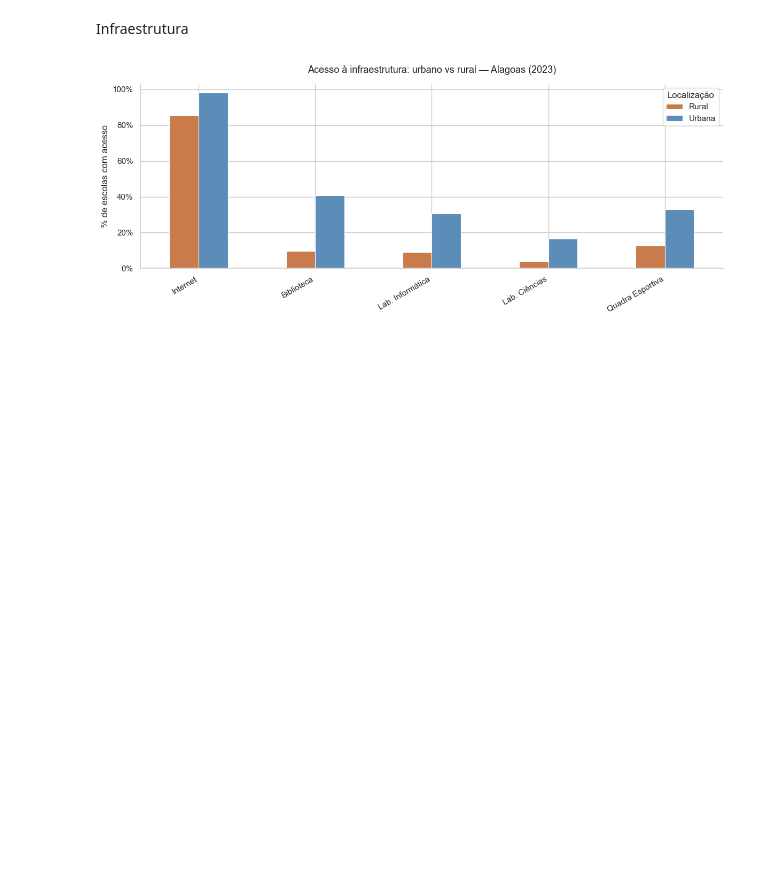
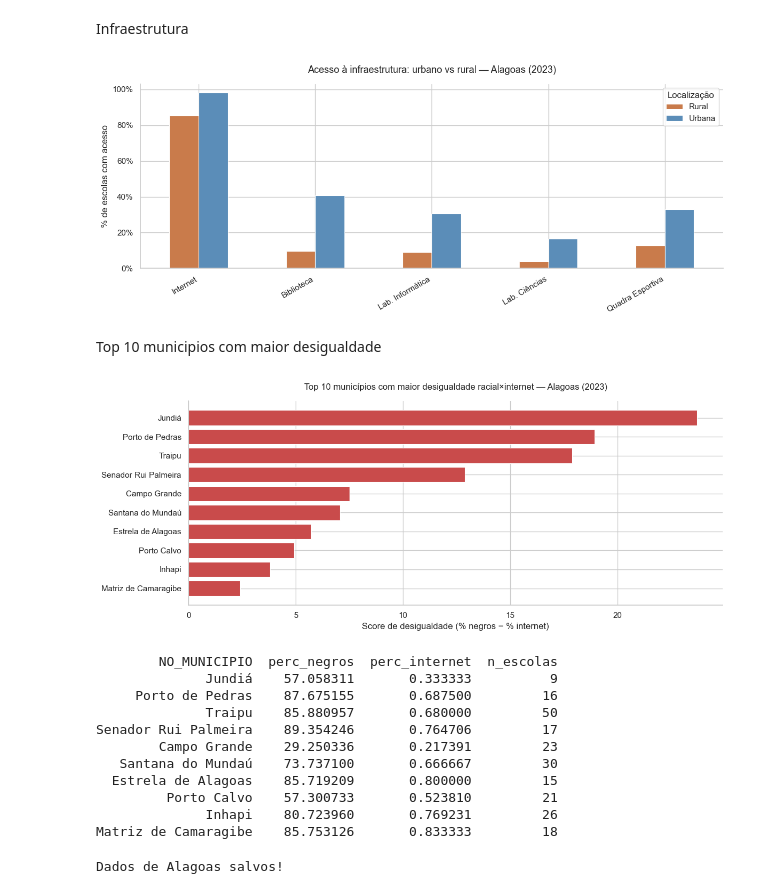
Before and after one commit to name-All4n/Analise_de_desigualdade_educacional, a Jupyter notebook: code/03_alagoas.ipynb, the cells around one changed output. Saved outputs shown, nothing was run; the diff lists cells and outputs as text; code cells hidden in the pictures; blank space fills up the shorter version.

```diff
--- a/code/03_alagoas.ipynb
+++ b/code/03_alagoas.ipynb
@@ -104,3 +104,54 @@ plt.savefig("../outputs/06_infraestrutura_al_urbano_rural.png", dpi=150)
 plt.show()
 # %% [output]
 [figure]
+# %% [markdown]
+Top 10 municipios com maior desigualdade
+# %%
+#municípios com pelo menos 5 escolas para ter significância estatística
+munic = al.groupby("NO_MUNICIPIO").filter(lambda x: len(x) >= 5)
+
+munic_stats = munic.groupby("NO_MUNICIPIO").agg(
+    perc_negros   = ("PERC_NEGROS",    "mean"),
+    perc_internet = ("IN_INTERNET",    "mean"),
+    n_escolas     = ("IN_INTERNET",    "count"),
+).reset_index()
+
+#municípios com mais negros+pardos e menos internet (maior desigualdade)
+munic_stats["score_desigualdade"] = (
+    munic_stats["perc_negros"] - munic_stats["perc_internet"] * 100
+)
+
+top10 = munic_stats.nlargest(10, "score_desigualdade")
+
+fig, ax = plt.subplots(figsize=(12, 5))
+bars = ax.barh(top10["NO_MUNICIPIO"], top10["score_desigualdade"],
+               color="#C94B4B", edgecolor="white", linewidth=0.8)
+ax.set_title("Top 10 municípios com maior desigualdade racial×internet — Alagoas (2023)",
+             fontsize=12, pad=15)
+ax.set_xlabel("Score de desigualdade (% negros − % internet)")
+ax.invert_yaxis()
+sns.despine()
+plt.tight_layout()
+plt.savefig("../outputs/07_top10_municipios_desigualdade.png", dpi=150)
+plt.show()
+
+print(top10[["NO_MUNICIPIO", "perc_negros", "perc_internet", "n_escolas"]].to_string(index=False))
+# %% [output]
+[figure, added]
+        NO_MUNICIPIO  perc_negros  perc_internet  n_escolas
+              Jundiá    57.058311       0.333333          9
+     Porto de Pedras    87.675155       0.687500         16
+              Traipu    85.880957       0.680000         50
+Senador Rui Palmeira    89.354246       0.764706         17
+        Campo Grande    29.250336       0.217391         23
+   Santana do Mundaú    73.737100       0.666667         30
+  Estrela de Alagoas    85.719209       0.800000         15
+         Porto Calvo    57.300733       0.523810         21
+              Inhapi    80.723960       0.769231         26
+Matriz de Camaragibe    85.753126       0.833333         18
+# %%
+al.to_parquet("../data/processed/escolas_alagoas.parquet", index=False)
+munic_stats.to_csv("../data/processed/municipios_alagoas.csv", index=False)
+print("Dados de Alagoas salvos")
+# %% [output]
+Dados de Alagoas salvos!
```
Also changed, not shown: 5 other files.
